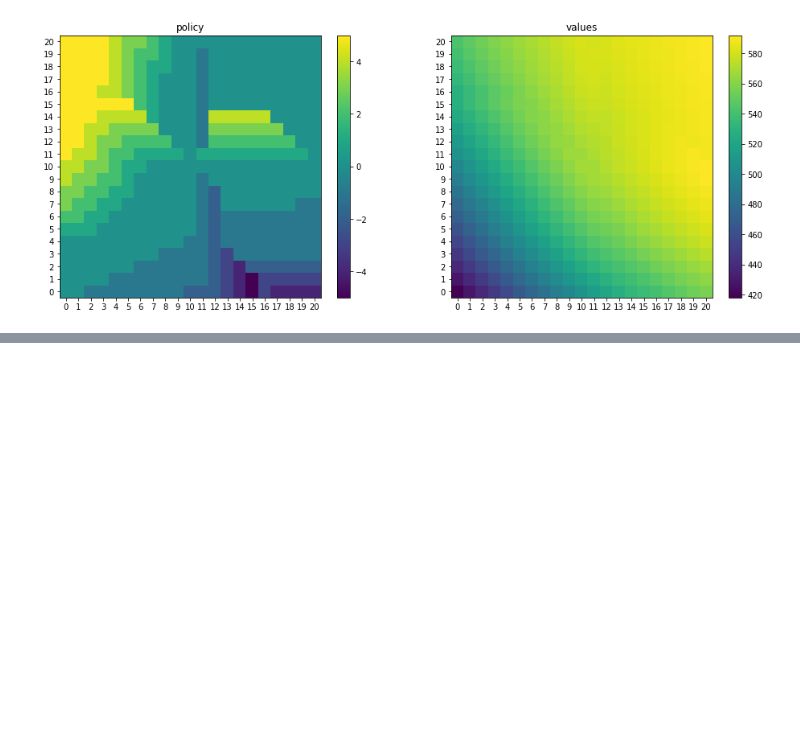
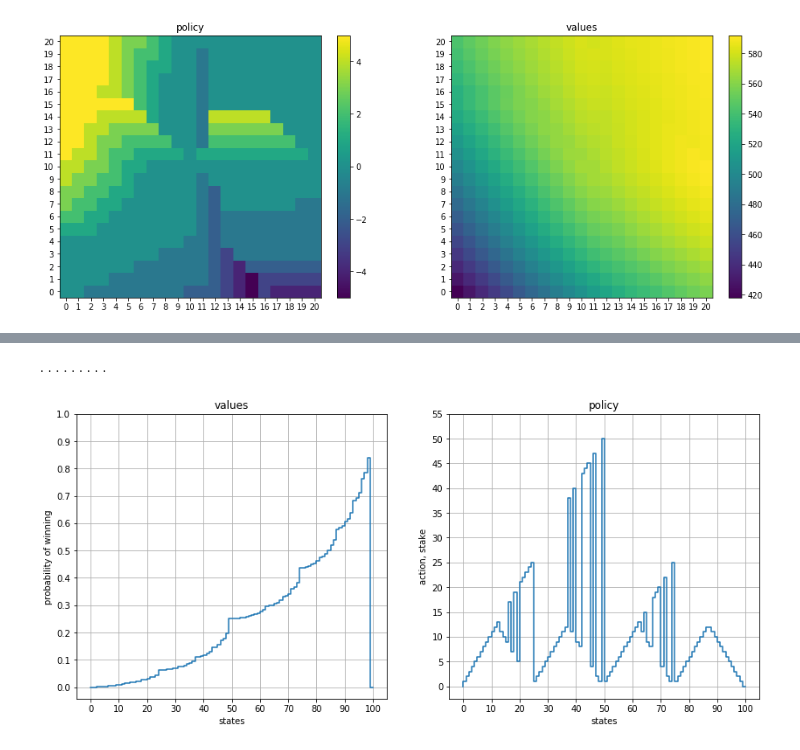
Before and after one commit to regata/rl-book, a Jupyter notebook: ch04.ipynb, the cells around one changed output, grey strips where cells are left out. Drawn from its saved outputs; the diff is of its cells as text; code cells hidden in the pictures; blank space fills up the shorter version.

```diff
--- a/ch04.ipynb
+++ b/ch04.ipynb
@@ -288,0 +403,8 @@ visualize(mdp2)
+# %%
+gambler = GamblerMDP(p_coin=0.25, theta=0.00001)
+gambler.value_iteration()
+gambler.update_policy()
+visualize_gambler(gambler.values, gambler.policy)
+# %% [output]
+.........
+[figure, added]
```
Also changed, not shown: parts of 8 cells of this notebook.
